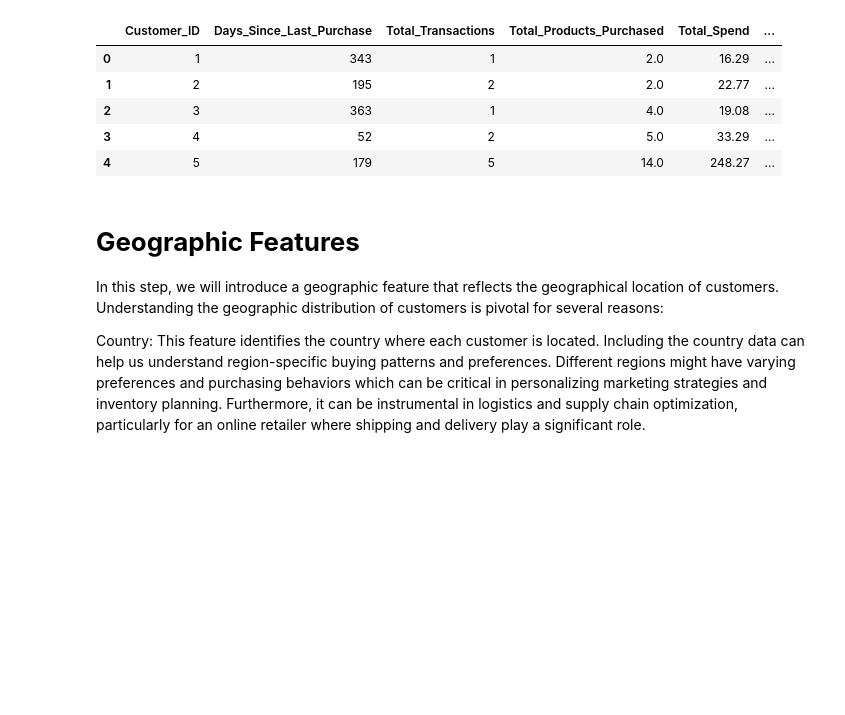
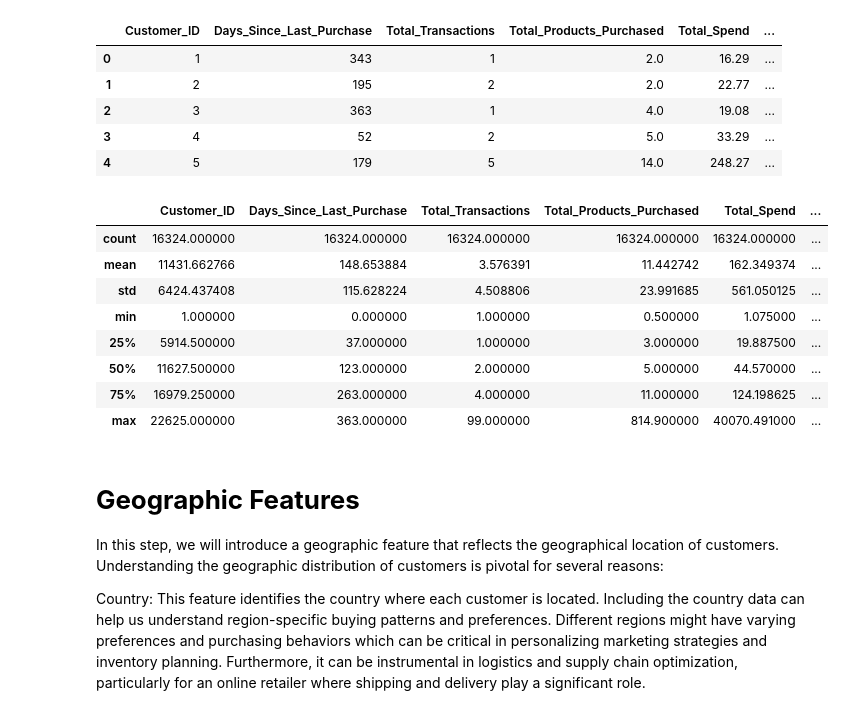
Before and after one commit to monteiro-sara/E-Commerce-Market-Research_RFM-CLV-PCA_KMEANS_RomeBusinessSchool, a Jupyter notebook: SM_RFM_analysis.ipynb, the cells around one changed output. Cells and saved outputs as stored; diff of their text form; code cells hidden in the pictures; blank space fills up the shorter version.

```diff
--- a/SM_RFM_analysis.ipynb
+++ b/SM_RFM_analysis.ipynb
@@ -324,6 +326,18 @@ The behavior of array concatenation with empty entries is deprecated. In a futur
 | 2 | 3 | 363 | 1 | 4.0 | 19.08 | ... |
 | 3 | 4 | 52 | 2 | 5.0 | 33.29 | ... |
 | 4 | 5 | 179 | 5 | 14.0 | 248.27 | ... |
+# %%
+customer_data.describe()
+# %% [output]
+|  | Customer_ID | Days_Since_Last_Purchase | Total_Transactions | Total_Products_Purchased | Total_Spend | ... |
+| count | 16324.000000 | 16324.000000 | 16324.000000 | 16324.000000 | 16324.000000 | ... |
+| mean | 11431.662766 | 148.653884 | 3.576391 | 11.442742 | 162.349374 | ... |
+| std | 6424.437408 | 115.628224 | 4.508806 | 23.991685 | 561.050125 | ... |
+| min | 1.000000 | 0.000000 | 1.000000 | 0.500000 | 1.075000 | ... |
+| 25% | 5914.500000 | 37.000000 | 1.000000 | 3.000000 | 19.887500 | ... |
+| 50% | 11627.500000 | 123.000000 | 2.000000 | 5.000000 | 44.570000 | ... |
+| 75% | 16979.250000 | 263.000000 | 4.000000 | 11.000000 | 124.198625 | ... |
+| max | 22625.000000 | 363.000000 | 99.000000 | 814.900000 | 40070.491000 | ... |
 # %% [markdown]
 # **Geographic Features**
 
```
Also changed, not shown: parts of 24 cells of this notebook.
